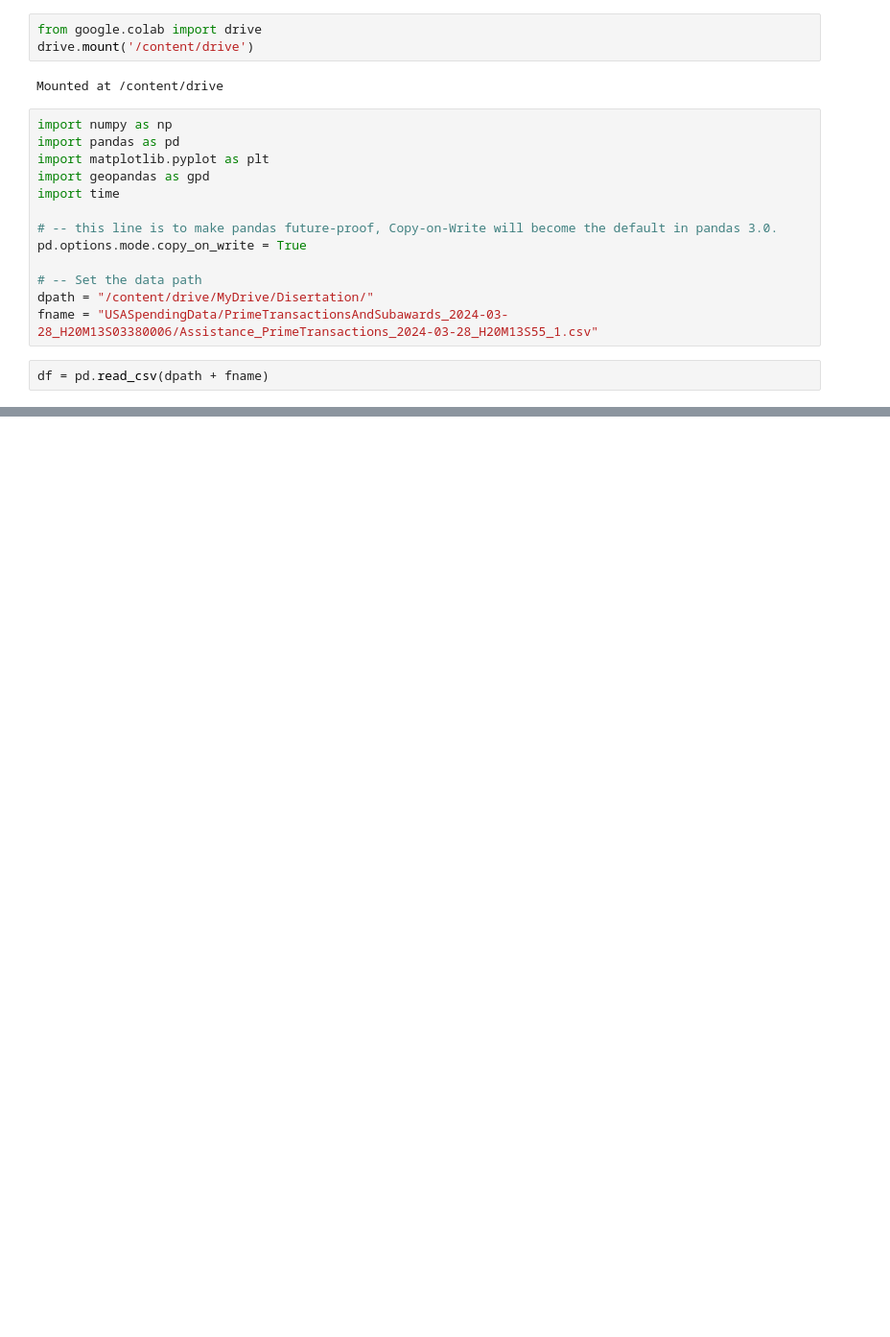
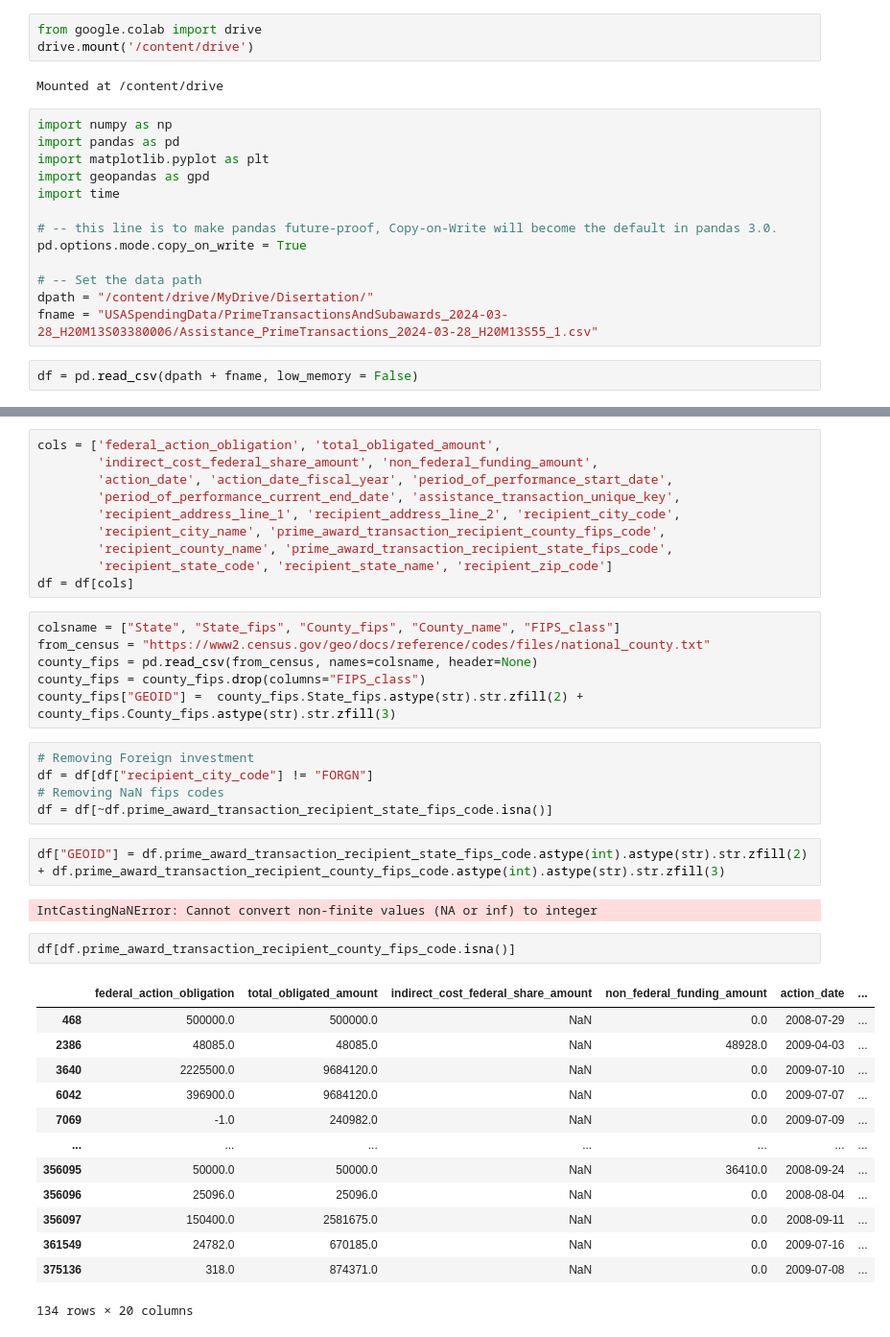
Before and after one commit to ReidelVichot/LC_identification, a Jupyter notebook: USASpendingData_4_17_24.ipynb, the cells around one changed output, grey strips where cells are left out. Shown: that part at 96% size. Saved outputs shown, nothing was run; the diff lists cells and outputs as text; blank space fills up the shorter version.

```diff
--- a/USASpendingData_4_17_24.ipynb
+++ b/USASpendingData_4_17_24.ipynb
@@ -19,4 +19,4 @@ pd.options.mode.copy_on_write = True
 dpath = "/content/drive/MyDrive/Disertation/"
 fname = "USASpendingData/PrimeTransactionsAndSubawards_2024-03-28_H20M13S03380006/Assistance_PrimeTransactions_2024-03-28_H20M13S55_1.csv"
 # %%
-df = pd.read_csv(dpath + fname)
+df = pd.read_csv(dpath + fname, low_memory = False)
@@ -23,3 +76,44 @@ df = pd.read_csv(dpath + fname)
+# %%
+cols = ['federal_action_obligation', 'total_obligated_amount',
+        'indirect_cost_federal_share_amount', 'non_federal_funding_amount',
+        'action_date', 'action_date_fiscal_year', 'period_of_performance_start_date',
+        'period_of_performance_current_end_date', 'assistance_transaction_unique_key',
+        'recipient_address_line_1', 'recipient_address_line_2', 'recipient_city_code',
+        'recipient_city_name', 'prime_award_transaction_recipient_county_fips_code',
+        'recipient_county_name', 'prime_award_transaction_recipient_state_fips_code',
+        'recipient_state_code', 'recipient_state_name', 'recipient_zip_code']
+df = df[cols]
+# %%
+colsname = ["State", "State_fips", "County_fips", "County_name", "FIPS_class"]
+from_census = "https://www2.census.gov/geo/docs/reference/codes/files/national_county.txt"
+county_fips = pd.read_csv(from_census, names=colsname, header=None)
+county_fips = county_fips.drop(columns="FIPS_class")
+county_fips["GEOID"] =  county_fips.State_fips.astype(str).str.zfill(2) + county_fips.County_fips.astype(str).str.zfill(3)
+# %%
+# Removing Foreign investment
+df = df[df["recipient_city_code"] != "FORGN"]
+# Removing NaN fips codes
+df = df[~df.prime_award_transaction_recipient_state_fips_code.isna()]
+# %%
+df["GEOID"] = df.prime_award_transaction_recipient_state_fips_code.astype(int).astype(str).str.zfill(2) + df.prime_award_transaction_recipient_county_fips_code.astype(int).astype(str).str.zfill(3)
+# %% [output]
+IntCastingNaNError: Cannot convert non-finite values (NA or inf) to integer
+# %%
+df[df.prime_award_transaction_recipient_county_fips_code.isna()]
+# %% [output]
+|  | federal_action_obligation | total_obligated_amount | indirect_cost_federal_share_amount | non_federal_funding_amount | action_date | ... |
+| 468 | 500000.0 | 500000.0 | NaN | 0.0 | 2008-07-29 | ... |
+| 2386 | 48085.0 | 48085.0 | NaN | 48928.0 | 2009-04-03 | ... |
+| 3640 | 2225500.0 | 9684120.0 | NaN | 0.0 | 2009-07-10 | ... |
+| 6042 | 396900.0 | 9684120.0 | NaN | 0.0 | 2009-07-07 | ... |
+| 7069 | -1.0 | 240982.0 | NaN | 0.0 | 2009-07-09 | ... |
+| ... | ... | ... | ... | ... | ... | ... |
+| 356095 | 50000.0 | 50000.0 | NaN | 36410.0 | 2008-09-24 | ... |
+| 356096 | 25096.0 | 25096.0 | NaN | 0.0 | 2008-08-04 | ... |
+| 356097 | 150400.0 | 2581675.0 | NaN | 0.0 | 2008-09-11 | ... |
+| 361549 | 24782.0 | 670185.0 | NaN | 0.0 | 2009-07-16 | ... |
+| 375136 | 318.0 | 874371.0 | NaN | 0.0 | 2009-07-08 | ... |
+134 rows × 20 columns
 # %%
 df.head()
 # %% [output]
```
Also changed, not shown: parts of 9 cells of this notebook.
